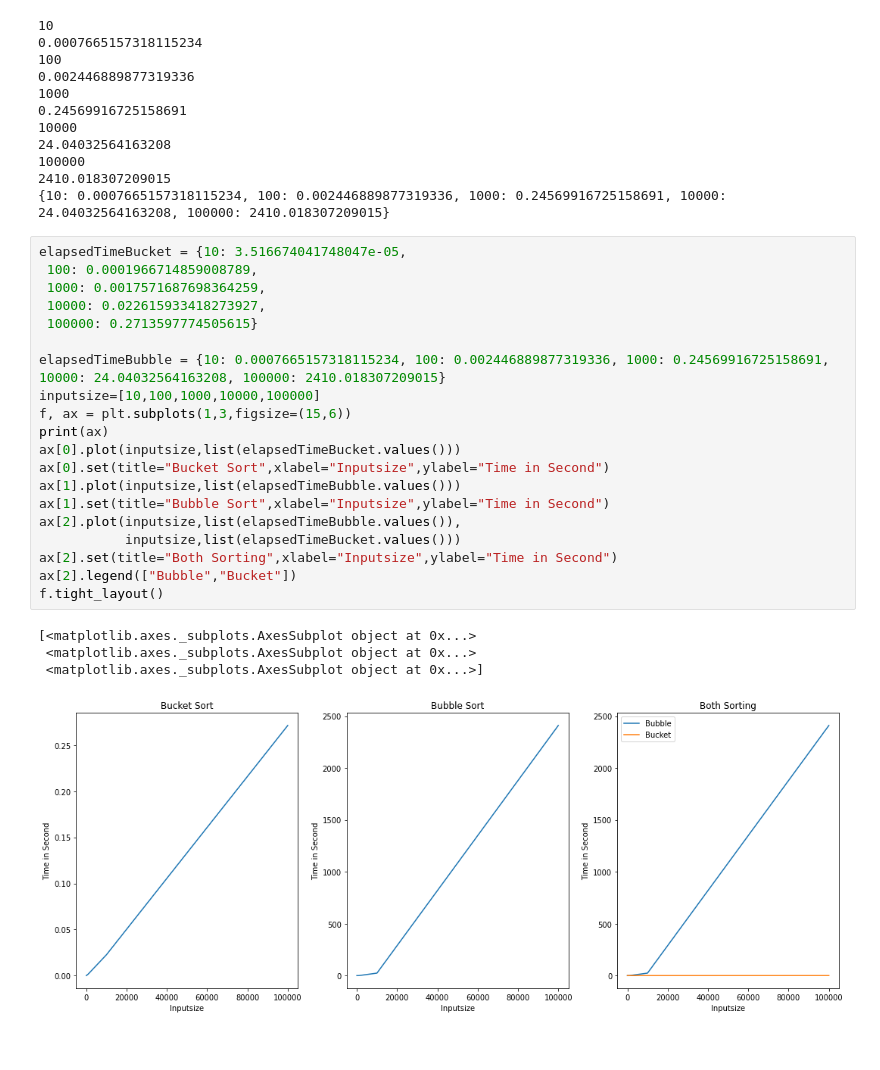
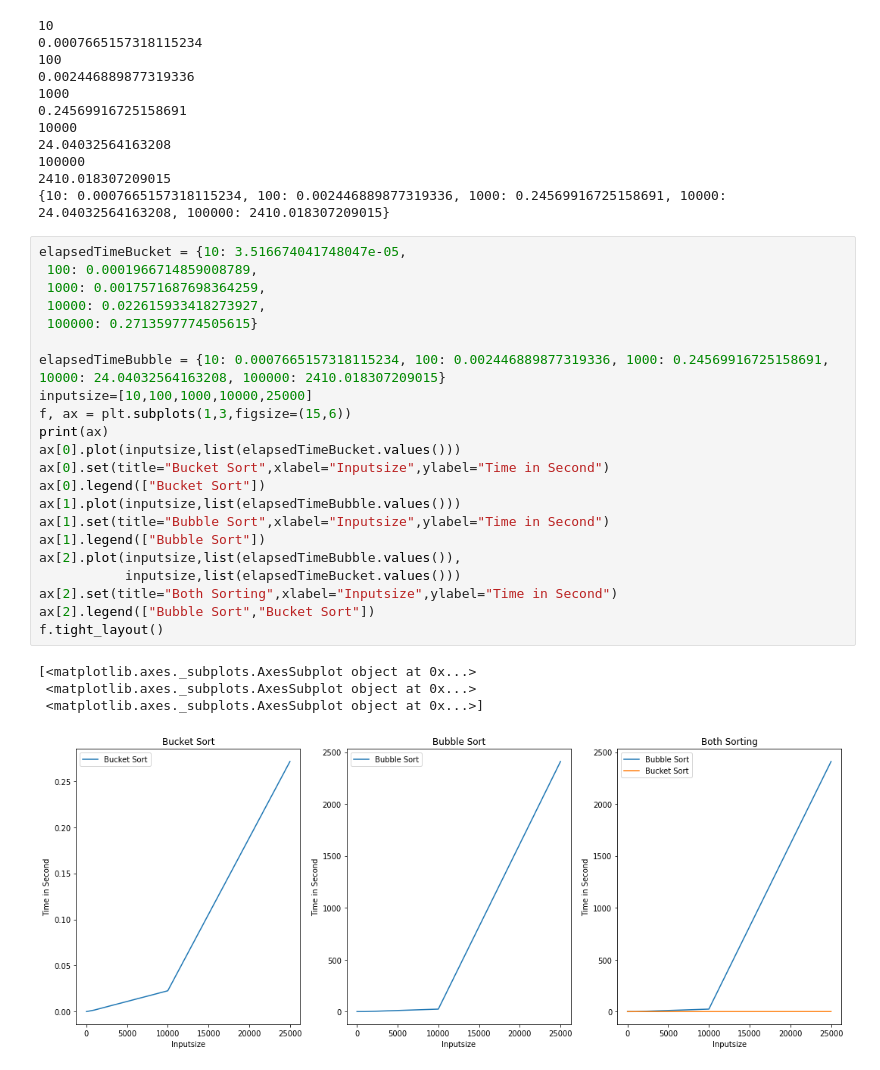
Before and after one commit to Xwyzworms/TubesAKA, a Jupyter notebook: KodinganLaporan.ipynb, the cells around one changed output. Drawn from its saved outputs; the diff is of its cells as text.

```diff
--- a/KodinganLaporan.ipynb
+++ b/KodinganLaporan.ipynb
@@ -197,25 +197,27 @@ print(elapsedTimeBubble)
 # %%
 elapsedTimeBucket = {10: 3.516674041748047e-05,
  100: 0.0001966714859008789,
  1000: 0.0017571687698364259,
  10000: 0.022615933418273927,
  100000: 0.2713597774505615}
 
 elapsedTimeBubble = {10: 0.0007665157318115234, 100: 0.002446889877319336, 1000: 0.24569916725158691, 10000: 24.04032564163208, 100000: 2410.018307209015}
-inputsize=[10,100,1000,10000,100000]
+inputsize=[10,100,1000,10000,25000]
 f, ax = plt.subplots(1,3,figsize=(15,6))
 print(ax)
 ax[0].plot(inputsize,list(elapsedTimeBucket.values()))
 ax[0].set(title="Bucket Sort",xlabel="Inputsize",ylabel="Time in Second")
+ax[0].legend(["Bucket Sort"])
 ax[1].plot(inputsize,list(elapsedTimeBubble.values()))
 ax[1].set(title="Bubble Sort",xlabel="Inputsize",ylabel="Time in Second")
+ax[1].legend(["Bubble Sort"])
 ax[2].plot(inputsize,list(elapsedTimeBubble.values()),
            inputsize,list(elapsedTimeBucket.values()))
 ax[2].set(title="Both Sorting",xlabel="Inputsize",ylabel="Time in Second")
-ax[2].legend(["Bubble","Bucket"])
+ax[2].legend(["Bubble Sort","Bucket Sort"])
 f.tight_layout()
 # %% [output]
 [<matplotlib.axes._subplots.AxesSubplot object at 0x...>
  <matplotlib.axes._subplots.AxesSubplot object at 0x...>
  <matplotlib.axes._subplots.AxesSubplot object at 0x...>]
-[figure, old version]
+[figure, new version]
```
Also changed, not shown: parts of 1 cell of this notebook, 2 other files.
